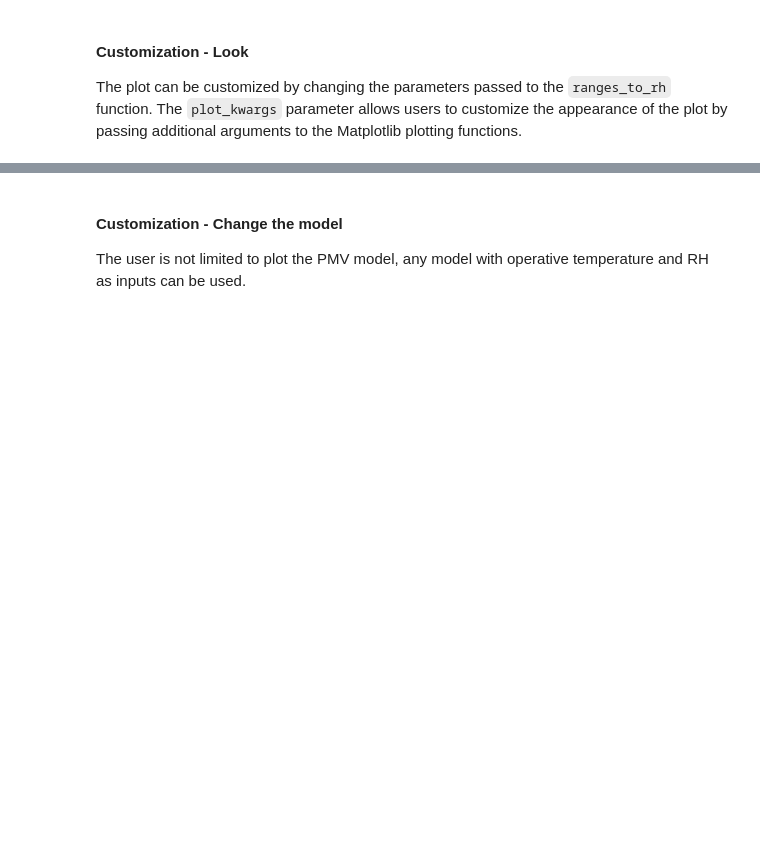
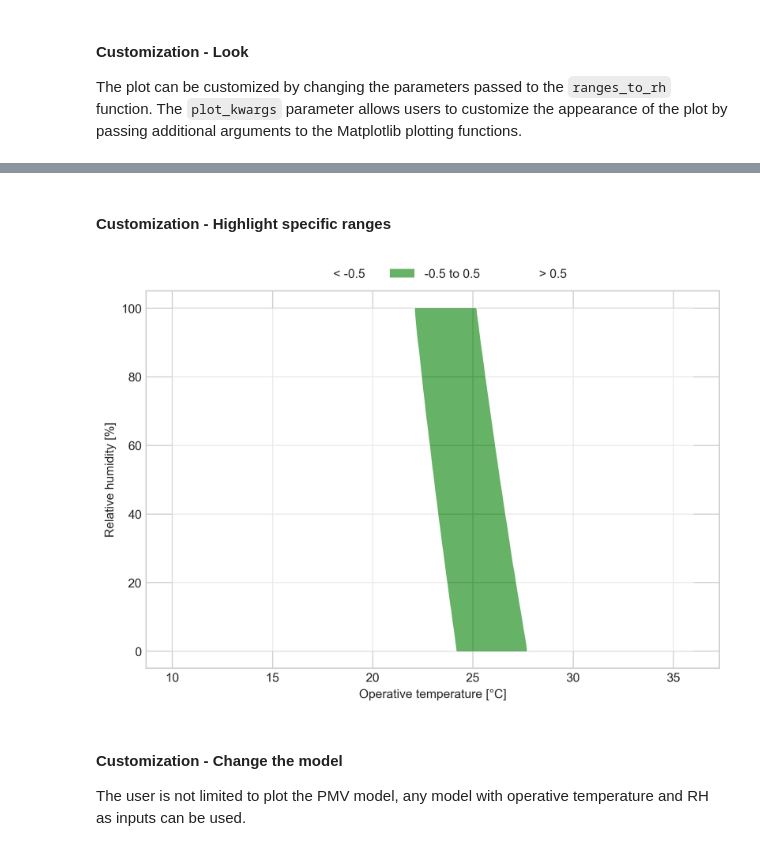
Before and after one commit to CenterForTheBuiltEnvironment/pythermalcomfort, a Jupyter notebook: docs/documentation/plots/matplotlib/plots.ipynb, the cells around one changed output, grey strips where cells are left out. Saved outputs shown, nothing was run; the diff lists cells and outputs as text; code cells hidden in the pictures; blank space fills up the shorter version.

Commit message:
docs(plots): example to plot comfort region

```diff
--- a/docs/documentation/plots/matplotlib/plots.ipynb
+++ b/docs/documentation/plots/matplotlib/plots.ipynb
@@ -40,3 +44,23 @@ plt.show()
+# %% [markdown]
+#### Customization - Highlight specific ranges
+# %%
+from pythermalcomfort.plots.matplotlib import ranges_to_rh
+
+ax, _ = ranges_to_rh(
+    model_func=pmv_ppd_iso,
+    fixed_params={"met": 1.2, "clo": 0.5, "vr": 0.1, "wme": 0.0},
+    thresholds=[-0.5, 0.5],
+    t_range=(10, 36),
+    rh_range=(0, 100),
+    plot_kwargs={
+        "band_colors": ["white", "green", "white"],
+        "band_alpha": 0.6,
+        "line_color": "white",
+    },
+)
+plt.show()
+# %% [output]
+[figure, added]
 # %% [markdown]
 #### Customization - Change the model
 
```
Also changed, not shown: parts of 3 cells of this notebook.
